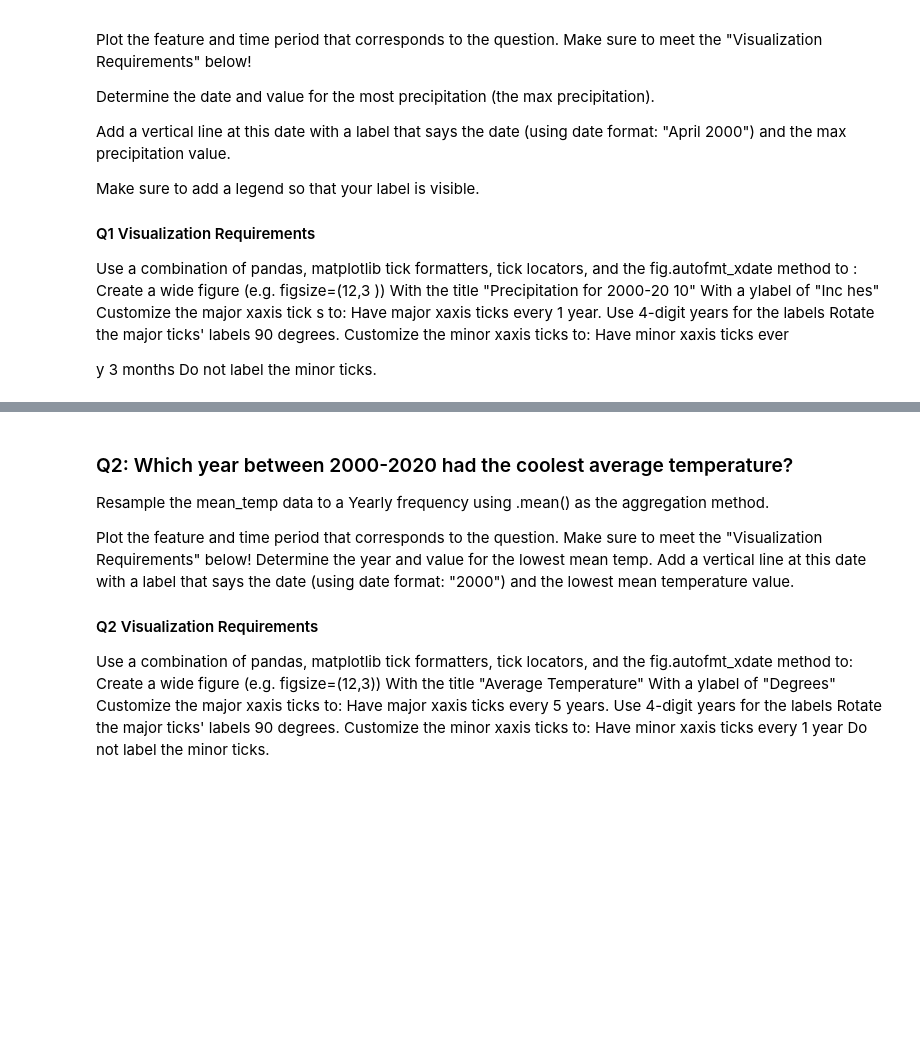
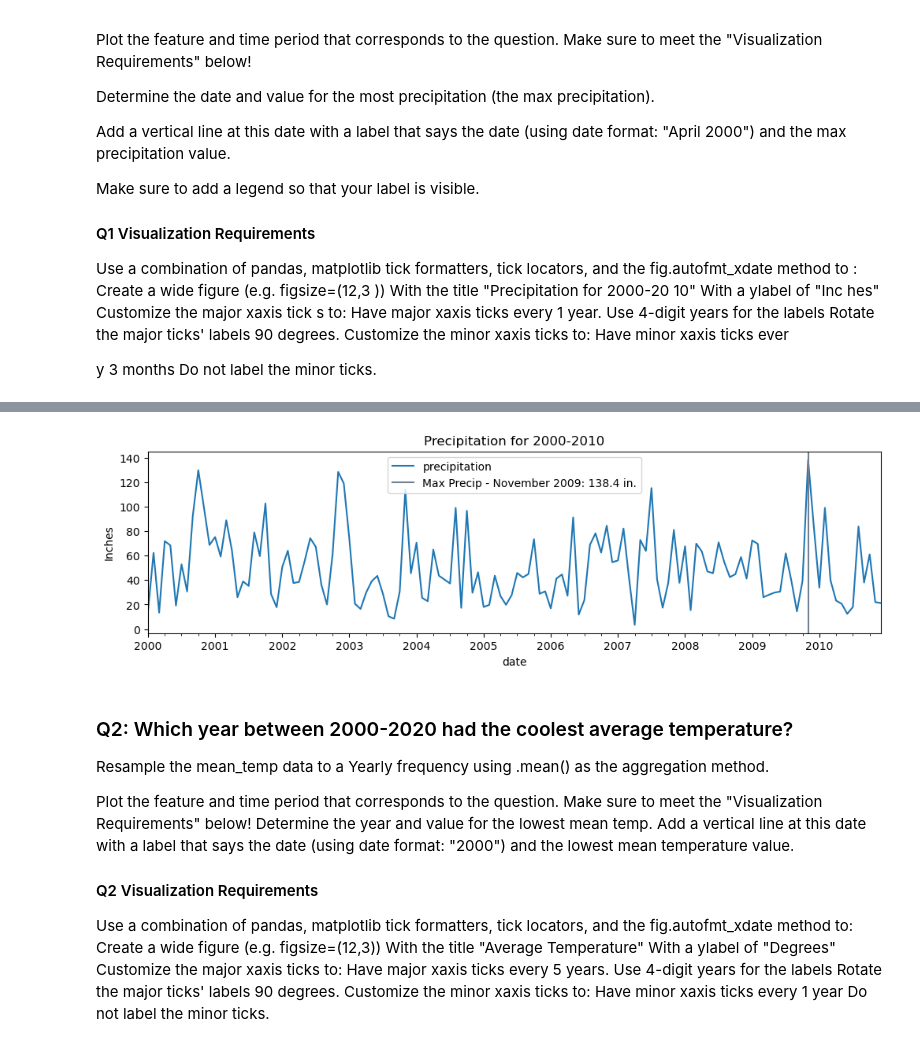
Before and after one commit to EhLeeOod/time-series, a Jupyter notebook: core-resampling-datetime-data.ipynb, the cells around one changed output, grey strips where cells are left out. Drawn from its saved outputs; the diff is of its cells as text; code cells hidden in the pictures; blank space fills up the shorter version.

Commit message:
add vertical line and legend

```diff
--- a/core-resampling-datetime-data.ipynb
+++ b/core-resampling-datetime-data.ipynb
@@ -150,4 +150,8 @@ monthly_precipitation_max = df_monthly.idxmax()
 
 # view result
 monthly_precipitation_max
+
+# create variable for max_precip
+max_precip = df_monthly.loc[monthly_precipitation_max]
+max_precip
 # %% [output]
@@ -155,7 +159,19 @@ Timestamp('2009-11-30 00:00:00', freq='M')
 # %%
 # # plot feature and time period that corresponds to question
-# ax = df_monthly.plot(figsize=(12,5))
-# ax.set(title='Precipitation for 2000-2010', ylabel = 'Inches')
+ax = df_monthly.plot(figsize=(12,3))
+
+# add title
+ax.set(title='Precipitation for 2000-2010', ylabel = 'Inches')
+
+# add vertical line at max precipitation date with format '%B%Y' and value
+fmt = "%B %Y"
+ax.axvline('2009-11-30', color='slategray',lw=1.5, label='Max Precip - '+ monthly_precipitation_max.strftime(fmt)+': ' + str(max_precip) + ' in.');
+# ax.axvline('2009-11-30', color='slategray',lw=1.5, label=max_precip);
+
+# add legend
+ax.legend();
+# %% [output]
+[figure, added]
 # %% [markdown]
 ### Q2: Which year between 2000-2020 had the coolest average temperature?
 Resample the  mean_temp data to a Yearly frequency using .mean() as the aggregation method.
```
Also changed, not shown: parts of 1 cell of this notebook.
